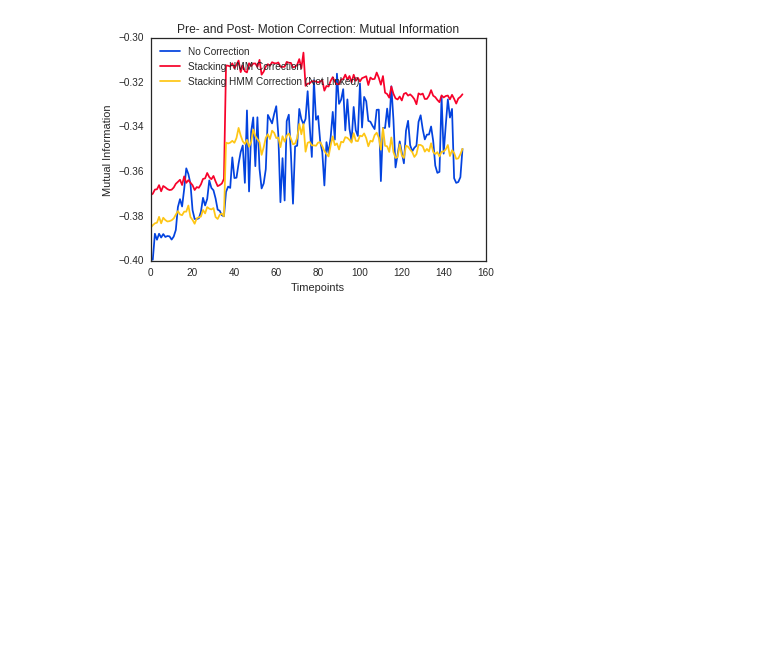
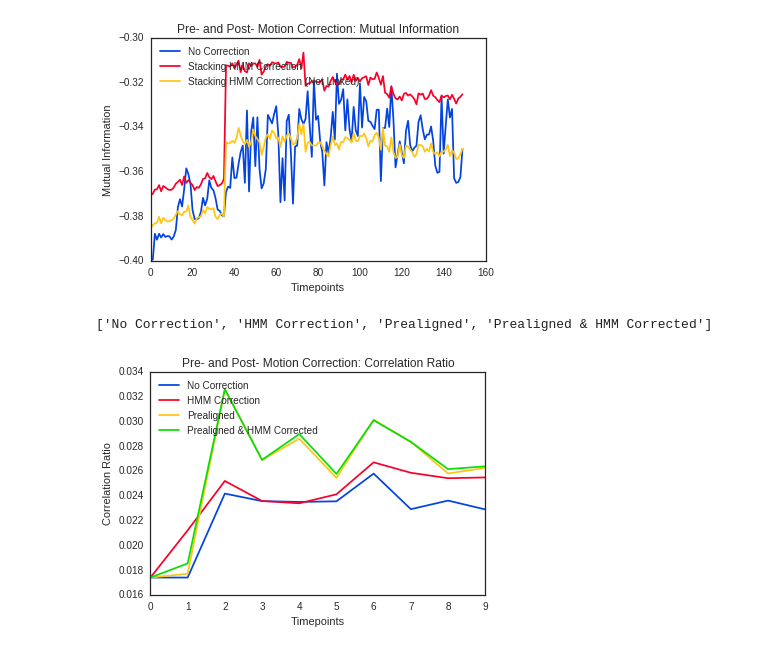
Before and after one commit to jmschabdach/markov-movement-correction, a Jupyter notebook: figureGeneration.ipynb, the cells around one changed output. Drawn from its saved outputs; the diff is of its cells as text; code cells hidden in the pictures; blank space fills up the shorter version.

Commit message:
calculated similarities for comparision between prealignment, hmm, and hmm with prealignment

```diff
--- a/figureGeneration.ipynb
+++ b/figureGeneration.ipynb
@@ -64,7 +64,7 @@ plt.show()
 - Mutual Information
 # %%
 def plotTimeseriesSimilarities(timepoints, preReg,
-                               hmm, stackingHmm,
+                               hmm, stackingHmm, signal4,
                                title='', ylabel='Similarity Metric',
                                simLabels=[], outFn=''):
     """
@@ -101,9 +101,10 @@ def plotTimeseriesSimilarities(timepoints, preReg,
     l1, = plt.plot(timepoints, preReg, label=simLabels[0])
     l2, = plt.plot(timepoints, hmm, label=simLabels[1])
     l3, = plt.plot(timepoints, stackingHmm, label=simLabels[2])
+    l4, = plt.plot(timepoints, signal4, label=simLabels[3])
 
     # put legend on graph
-    plt.legend(handles=[l1, l2, l3], loc=2)
+    plt.legend(handles=[l1, l2, l3, l4], loc=2)
 
     plt.title(title)
     plt.xlabel('Timepoints')
@@ -158,3 +159,36 @@ plotTimeseriesSimilarities(time, preReg_MI, regNA_MI,
 # %% [output]
 ['No Correction', 'Stacking HMM Correction', 'Stacking HMM Correction (Not Linked)']
 [figure]
+# %%
+# load the data
+timepoints_df = pd.read_csv(baseDir+'similarities_preregistration.csv')
+hmm_df = pd.read_csv(baseDir+'similarities_hmm.csv')
+prealign_df = pd.read_csv(baseDir+'similarities_prealigned.csv')
+prealignHmm_df = pd.read_csv(baseDir+'similarities_prealign_hmm.csv')
+
+# get the signals from the data
+time = timepoints_df[list(timepoints_df)[0]].tolist()
+preReg_CorrRatio = timepoints_df[list(timepoints_df)[1]].tolist()
+preReg_MI = timepoints_df[list(timepoints_df)[2]].tolist()
+
+hmm_CorrRatio = hmm_df[list(hmm_df)[1]].tolist()
+hmm_MI = hmm_df[list(hmm_df)[2]].tolist()
+
+prealign_CorrRatio = prealign_df[list(prealign_df)[1]].tolist()
+prealign_MI = prealign_df[list(prealign_df)[2]].tolist()
+
+prealignHmm_CorrRatio = prealignHmm_df[list(prealignHmm_df)[1]].tolist()
+prealignHmm_MI = prealignHmm_df[list(prealignHmm_df)[2]].tolist()
+
+# set up the labels
+simLabels = ['No Correction', 'HMM Correction', 'Prealigned', 'Prealigned & HMM Corrected']
+# %%
+# plot the data - correlation ratio
+plotTimeseriesSimilarities(time, preReg_CorrRatio, hmm_CorrRatio,
+                           prealign_CorrRatio, prealignHmm_CorrRatio,
+                           title='Pre- and Post- Motion Correction: Correlation Ratio',
+                           ylabel='Correlation Ratio',
+                           simLabels=simLabels)
+# %% [output]
+['No Correction', 'HMM Correction', 'Prealigned', 'Prealigned & HMM Corrected']
+[figure, added]
```
Also changed, not shown: parts of 1 cell of this notebook, 1 other file.
